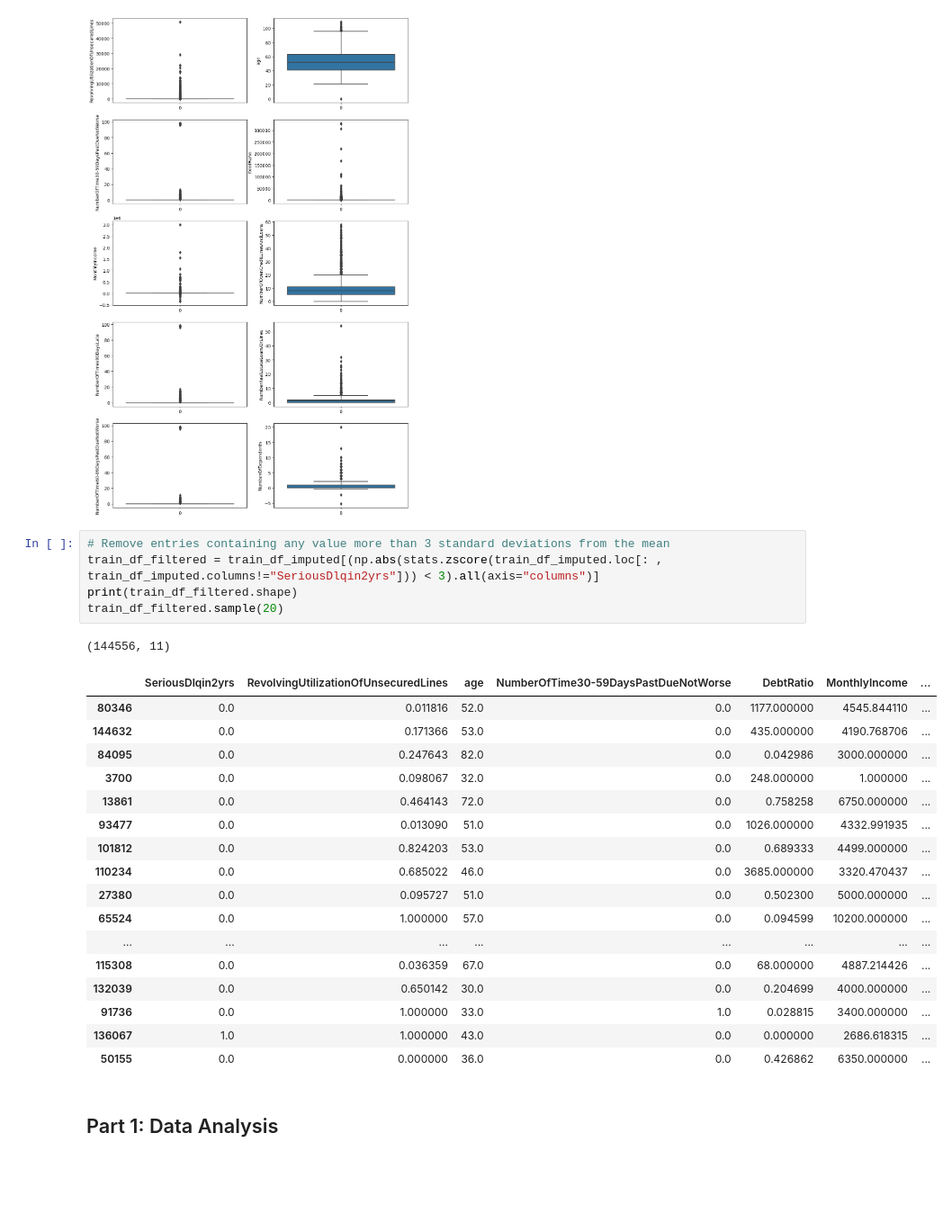
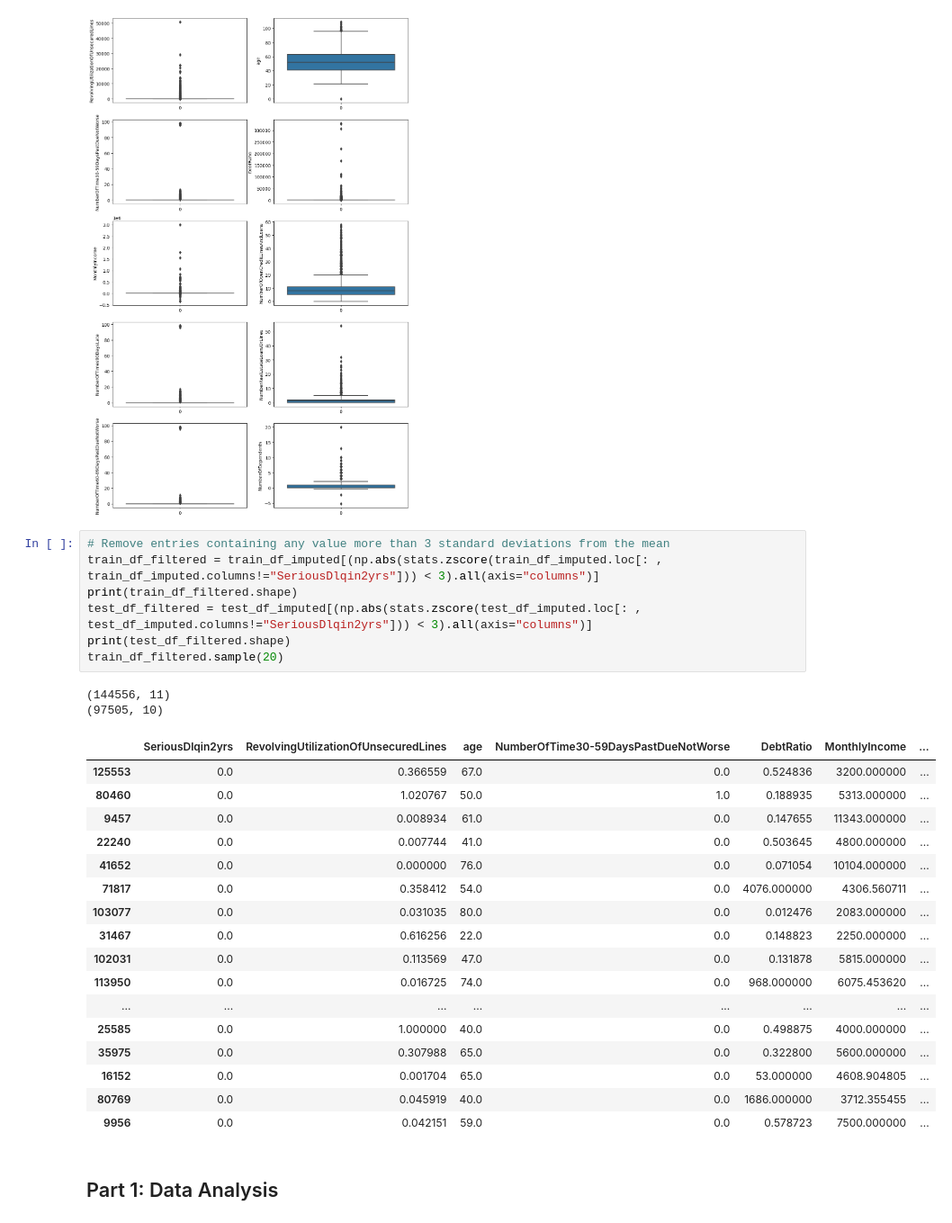
Before and after one commit to pateltanmayp/binance_assignment, a Jupyter notebook: credit.ipynb, the cells around one changed output. Shown at 90% size. Drawn from its saved outputs; the diff is of its cells as text; blank space fills up the shorter version.

```diff
--- a/credit.ipynb
+++ b/credit.ipynb
@@ -89,27 +95,30 @@ plt.show()
 # %%
 # Remove entries containing any value more than 3 standard deviations from the mean
 train_df_filtered = train_df_imputed[(np.abs(stats.zscore(train_df_imputed.loc[: , train_df_imputed.columns!="SeriousDlqin2yrs"])) < 3).all(axis="columns")]
 print(train_df_filtered.shape)
+test_df_filtered = test_df_imputed[(np.abs(stats.zscore(test_df_imputed.loc[: , test_df_imputed.columns!="SeriousDlqin2yrs"])) < 3).all(axis="columns")]
+print(test_df_filtered.shape)
 train_df_filtered.sample(20)
 # %% [output]
 (144556, 11)
+(97505, 10)
 |  | SeriousDlqin2yrs | RevolvingUtilizationOfUnsecuredLines | age | NumberOfTime30-59DaysPastDueNotWorse | DebtRatio | MonthlyIncome | ... |
-| 80346 | 0.0 | 0.011816 | 52.0 | 0.0 | 1177.000000 | 4545.844110 | ... |
-| 144632 | 0.0 | 0.171366 | 53.0 | 0.0 | 435.000000 | 4190.768706 | ... |
-| 84095 | 0.0 | 0.247643 | 82.0 | 0.0 | 0.042986 | 3000.000000 | ... |
-| 3700 | 0.0 | 0.098067 | 32.0 | 0.0 | 248.000000 | 1.000000 | ... |
-| 13861 | 0.0 | 0.464143 | 72.0 | 0.0 | 0.758258 | 6750.000000 | ... |
-| 93477 | 0.0 | 0.013090 | 51.0 | 0.0 | 1026.000000 | 4332.991935 | ... |
-| 101812 | 0.0 | 0.824203 | 53.0 | 0.0 | 0.689333 | 4499.000000 | ... |
-| 110234 | 0.0 | 0.685022 | 46.0 | 0.0 | 3685.000000 | 3320.470437 | ... |
-| 27380 | 0.0 | 0.095727 | 51.0 | 0.0 | 0.502300 | 5000.000000 | ... |
-| 65524 | 0.0 | 1.000000 | 57.0 | 0.0 | 0.094599 | 10200.000000 | ... |
+| 125553 | 0.0 | 0.366559 | 67.0 | 0.0 | 0.524836 | 3200.000000 | ... |
+| 80460 | 0.0 | 1.020767 | 50.0 | 1.0 | 0.188935 | 5313.000000 | ... |
+| 9457 | 0.0 | 0.008934 | 61.0 | 0.0 | 0.147655 | 11343.000000 | ... |
+| 22240 | 0.0 | 0.007744 | 41.0 | 0.0 | 0.503645 | 4800.000000 | ... |
+| 41652 | 0.0 | 0.000000 | 76.0 | 0.0 | 0.071054 | 10104.000000 | ... |
+| 71817 | 0.0 | 0.358412 | 54.0 | 0.0 | 4076.000000 | 4306.560711 | ... |
+| 103077 | 0.0 | 0.031035 | 80.0 | 0.0 | 0.012476 | 2083.000000 | ... |
+| 31467 | 0.0 | 0.616256 | 22.0 | 0.0 | 0.148823 | 2250.000000 | ... |
+| 102031 | 0.0 | 0.113569 | 47.0 | 0.0 | 0.131878 | 5815.000000 | ... |
+| 113950 | 0.0 | 0.016725 | 74.0 | 0.0 | 968.000000 | 6075.453620 | ... |
 | ... | ... | ... | ... | ... | ... | ... | ... |
-| 115308 | 0.0 | 0.036359 | 67.0 | 0.0 | 68.000000 | 4887.214426 | ... |
-| 132039 | 0.0 | 0.650142 | 30.0 | 0.0 | 0.204699 | 4000.000000 | ... |
-| 91736 | 0.0 | 1.000000 | 33.0 | 1.0 | 0.028815 | 3400.000000 | ... |
-| 136067 | 1.0 | 1.000000 | 43.0 | 0.0 | 0.000000 | 2686.618315 | ... |
-| 50155 | 0.0 | 0.000000 | 36.0 | 0.0 | 0.426862 | 6350.000000 | ... |
+| 25585 | 0.0 | 1.000000 | 40.0 | 0.0 | 0.498875 | 4000.000000 | ... |
+| 35975 | 0.0 | 0.307988 | 65.0 | 0.0 | 0.322800 | 5600.000000 | ... |
+| 16152 | 0.0 | 0.001704 | 65.0 | 0.0 | 53.000000 | 4608.904805 | ... |
+| 80769 | 0.0 | 0.045919 | 40.0 | 0.0 | 1686.000000 | 3712.355455 | ... |
+| 9956 | 0.0 | 0.042151 | 59.0 | 0.0 | 0.578723 | 7500.000000 | ... |
 # %% [markdown]
 ## Part 1: Data Analysis
 # %%
```
Also changed, not shown: parts of 16 cells of this notebook.
